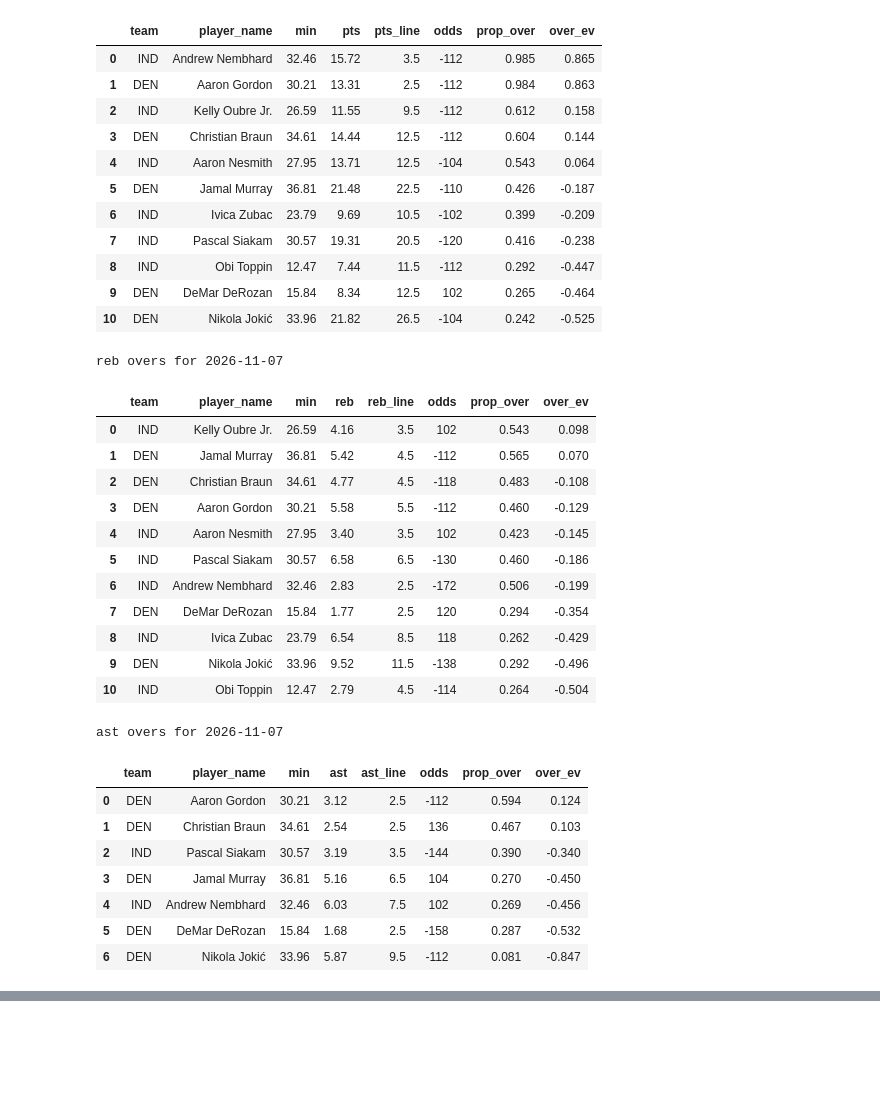
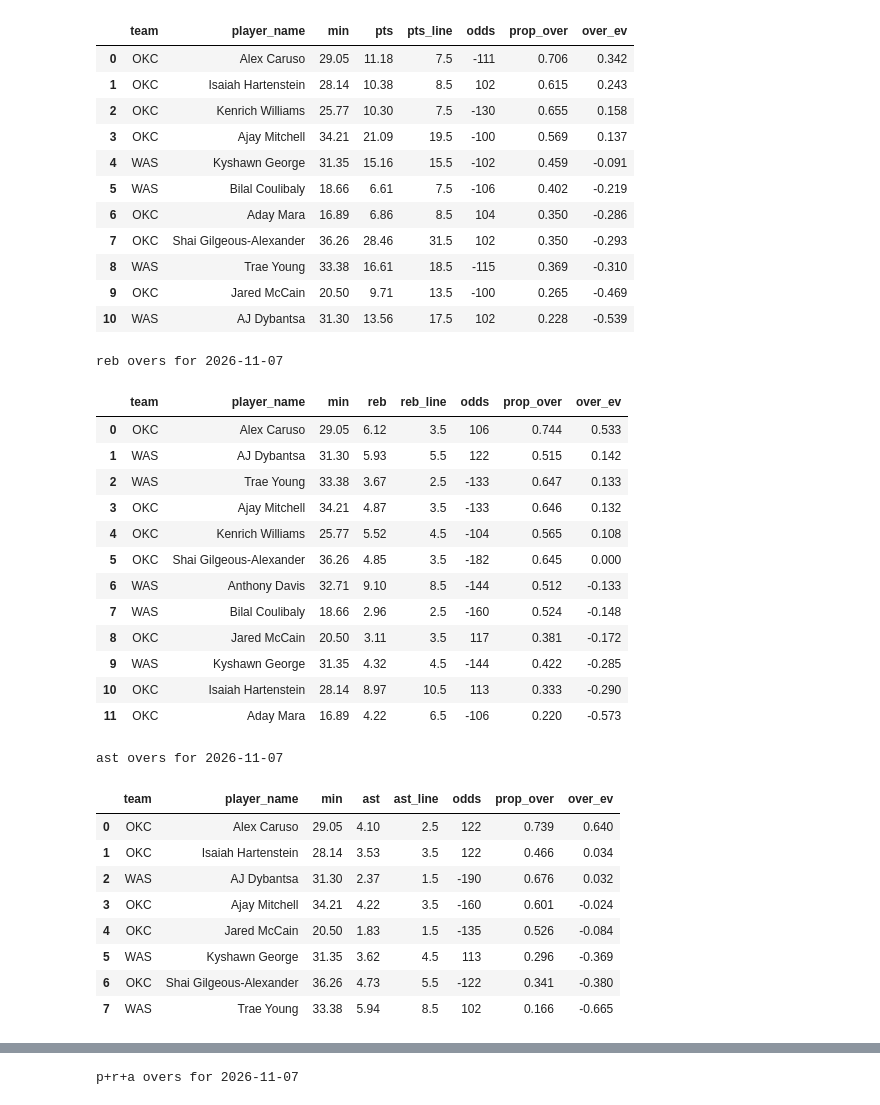
Before and after one commit to spon7ge/sports-quantitative-analysis, a Jupyter notebook: nba_game_simulator/notebooks/main.ipynb, the cells around one changed output, grey strips where cells are left out. Cells and saved outputs as stored; diff of their text form; code cells hidden in the pictures; blank space fills up the shorter version.

```diff
--- a/nba_game_simulator/notebooks/main.ipynb
+++ b/nba_game_simulator/notebooks/main.ipynb
@@ -75,7 +75,7 @@ from src.live.predict_points import lineups_on
 from src.pipeline.silver.rotowire import normalize_team_abbreviation
 from src.scrapers.arbitrage import canonical_team
 
-TEAM = "DEN"
+TEAM = "OKC"
 MODEL_PATH = REPO / "nba_game_simulator" / "game_env_model.json"
 # %%
 log_paths = sorted((REPO / "data" / "silver" / "nba").glob("*/regular_season/player_gamelogs.parquet"))
@@ -1045,7 +1047,7 @@ separate chances = (0.497, 0.477)
 # %%
-BOOK = "fanduel"
+BOOK = "novig"
 
-from game_boxscore import portfolio_risk, price_over
+from game_boxscore import portfolio_risk, price_over, stat_values
 from src.live.prop_markets import attach_roster, book_names, latest_prop_markets
 
 markets, market_audit = latest_prop_markets(REPO / "data" / "props", BOOK)
@@ -1081,7 +1083,7 @@ def stat_board(stat, label):
     for offer in offered.loc[offered["stat"].eq(stat)].itertuples(index=False):
         index = list(box.teams[offer.side].player_ids).index(offer.player_id)
         minutes = box.teams[offer.side].stats["MIN"][:, index]
-        column = box.teams[offer.side].stats[stat][:, index]
+        column = stat_values(box, offer.side, stat)[:, index]
         priced = price_over(
             box,
             Prop(offer.side, offer.player_id, stat, float(offer.line)),
@@ -1121,7 +1123,16 @@ def stat_board(stat, label):
 
 
 ranked_rows = []
-for stat, label in (("PTS", "pts"), ("REB", "reb"), ("AST", "ast"), ("STL", "stl"), ("BLK", "blk")):
+for stat, label in (
+    ("PTS", "pts"),
+    ("REB", "reb"),
+    ("AST", "ast"),
+    ("STL", "stl"),
+    ("BLK", "blk"),
+    ("PA", "p+a"),
+    ("PRA", "p+r+a"),
+    ("RA", "r+a"),
+):
     board, ranked = stat_board(stat, label)
     if not ranked.empty:
         ranked_rows.append(ranked)
@@ -1165,36 +1176,38 @@ Layer 7 fanduel from fanduel_nba_2026-11-07_000332.json. Change BOOK to prizepic
 pts overs for 2026-11-07
 |  | team | player_name | min | pts | pts_line | odds | prop_over | over_ev |
-| 0 | IND | Andrew Nembhard | 32.46 | 15.72 | 3.5 | -112 | 0.985 | 0.865 |
-| 1 | DEN | Aaron Gordon | 30.21 | 13.31 | 2.5 | -112 | 0.984 | 0.863 |
-| 2 | IND | Kelly Oubre Jr. | 26.59 | 11.55 | 9.5 | -112 | 0.612 | 0.158 |
-| 3 | DEN | Christian Braun | 34.61 | 14.44 | 12.5 | -112 | 0.604 | 0.144 |
-| 4 | IND | Aaron Nesmith | 27.95 | 13.71 | 12.5 | -104 | 0.543 | 0.064 |
-| 5 | DEN | Jamal Murray | 36.81 | 21.48 | 22.5 | -110 | 0.426 | -0.187 |
-| 6 | IND | Ivica Zubac | 23.79 | 9.69 | 10.5 | -102 | 0.399 | -0.209 |
-| 7 | IND | Pascal Siakam | 30.57 | 19.31 | 20.5 | -120 | 0.416 | -0.238 |
-| 8 | IND | Obi Toppin | 12.47 | 7.44 | 11.5 | -112 | 0.292 | -0.447 |
-| 9 | DEN | DeMar DeRozan | 15.84 | 8.34 | 12.5 | 102 | 0.265 | -0.464 |
-| 10 | DEN | Nikola Jokić | 33.96 | 21.82 | 26.5 | -104 | 0.242 | -0.525 |
+| 0 | OKC | Alex Caruso | 29.05 | 11.18 | 7.5 | -111 | 0.706 | 0.342 |
+| 1 | OKC | Isaiah Hartenstein | 28.14 | 10.38 | 8.5 | 102 | 0.615 | 0.243 |
+| 2 | OKC | Kenrich Williams | 25.77 | 10.30 | 7.5 | -130 | 0.655 | 0.158 |
+| 3 | OKC | Ajay Mitchell | 34.21 | 21.09 | 19.5 | -100 | 0.569 | 0.137 |
+| 4 | WAS | Kyshawn George | 31.35 | 15.16 | 15.5 | -102 | 0.459 | -0.091 |
+| 5 | WAS | Bilal Coulibaly | 18.66 | 6.61 | 7.5 | -106 | 0.402 | -0.219 |
+| 6 | OKC | Aday Mara | 16.89 | 6.86 | 8.5 | 104 | 0.350 | -0.286 |
+| 7 | OKC | Shai Gilgeous-Alexander | 36.26 | 28.46 | 31.5 | 102 | 0.350 | -0.293 |
+| 8 | WAS | Trae Young | 33.38 | 16.61 | 18.5 | -115 | 0.369 | -0.310 |
+| 9 | OKC | Jared McCain | 20.50 | 9.71 | 13.5 | -100 | 0.265 | -0.469 |
+| 10 | WAS | AJ Dybantsa | 31.30 | 13.56 | 17.5 | 102 | 0.228 | -0.539 |
 reb overs for 2026-11-07
 |  | team | player_name | min | reb | reb_line | odds | prop_over | over_ev |
-| 0 | IND | Kelly Oubre Jr. | 26.59 | 4.16 | 3.5 | 102 | 0.543 | 0.098 |
-| 1 | DEN | Jamal Murray | 36.81 | 5.42 | 4.5 | -112 | 0.565 | 0.070 |
-| 2 | DEN | Christian Braun | 34.61 | 4.77 | 4.5 | -118 | 0.483 | -0.108 |
-| 3 | DEN | Aaron Gordon | 30.21 | 5.58 | 5.5 | -112 | 0.460 | -0.129 |
-| 4 | IND | Aaron Nesmith | 27.95 | 3.40 | 3.5 | 102 | 0.423 | -0.145 |
-| 5 | IND | Pascal Siakam | 30.57 | 6.58 | 6.5 | -130 | 0.460 | -0.186 |
-| 6 | IND | Andrew Nembhard | 32.46 | 2.83 | 2.5 | -172 | 0.506 | -0.199 |
-| 7 | DEN | DeMar DeRozan | 15.84 | 1.77 | 2.5 | 120 | 0.294 | -0.354 |
-| 8 | IND | Ivica Zubac | 23.79 | 6.54 | 8.5 | 118 | 0.262 | -0.429 |
-| 9 | DEN | Nikola Jokić | 33.96 | 9.52 | 11.5 | -138 | 0.292 | -0.496 |
-| 10 | IND | Obi Toppin | 12.47 | 2.79 | 4.5 | -114 | 0.264 | -0.504 |
+| 0 | OKC | Alex Caruso | 29.05 | 6.12 | 3.5 | 106 | 0.744 | 0.533 |
+| 1 | WAS | AJ Dybantsa | 31.30 | 5.93 | 5.5 | 122 | 0.515 | 0.142 |
+| 2 | WAS | Trae Young | 33.38 | 3.67 | 2.5 | -133 | 0.647 | 0.133 |
+| 3 | OKC | Ajay Mitchell | 34.21 | 4.87 | 3.5 | -133 | 0.646 | 0.132 |
+| 4 | OKC | Kenrich Williams | 25.77 | 5.52 | 4.5 | -104 | 0.565 | 0.108 |
+| 5 | OKC | Shai Gilgeous-Alexander | 36.26 | 4.85 | 3.5 | -182 | 0.645 | 0.000 |
+| 6 | WAS | Anthony Davis | 32.71 | 9.10 | 8.5 | -144 | 0.512 | -0.133 |
+| 7 | WAS | Bilal Coulibaly | 18.66 | 2.96 | 2.5 | -160 | 0.524 | -0.148 |
+| 8 | OKC | Jared McCain | 20.50 | 3.11 | 3.5 | 117 | 0.381 | -0.172 |
+| 9 | WAS | Kyshawn George | 31.35 | 4.32 | 4.5 | -144 | 0.422 | -0.285 |
+| 10 | OKC | Isaiah Hartenstein | 28.14 | 8.97 | 10.5 | 113 | 0.333 | -0.290 |
+| 11 | OKC | Aday Mara | 16.89 | 4.22 | 6.5 | -106 | 0.220 | -0.573 |
 ast overs for 2026-11-07
 |  | team | player_name | min | ast | ast_line | odds | prop_over | over_ev |
-| 0 | DEN | Aaron Gordon | 30.21 | 3.12 | 2.5 | -112 | 0.594 | 0.124 |
-| 1 | DEN | Christian Braun | 34.61 | 2.54 | 2.5 | 136 | 0.467 | 0.103 |
-| 2 | IND | Pascal Siakam | 30.57 | 3.19 | 3.5 | -144 | 0.390 | -0.340 |
-| 3 | DEN | Jamal Murray | 36.81 | 5.16 | 6.5 | 104 | 0.270 | -0.450 |
-| 4 | IND | Andrew Nembhard | 32.46 | 6.03 | 7.5 | 102 | 0.269 | -0.456 |
-| 5 | DEN | DeMar DeRozan | 15.84 | 1.68 | 2.5 | -158 | 0.287 | -0.532 |
-| 6 | DEN | Nikola Jokić | 33.96 | 5.87 | 9.5 | -112 | 0.081 | -0.847 |
+| 0 | OKC | Alex Caruso | 29.05 | 4.10 | 2.5 | 122 | 0.739 | 0.640 |
+| 1 | OKC | Isaiah Hartenstein | 28.14 | 3.53 | 3.5 | 122 | 0.466 | 0.034 |
+| 2 | WAS | AJ Dybantsa | 31.30 | 2.37 | 1.5 | -190 | 0.676 | 0.032 |
+| 3 | OKC | Ajay Mitchell | 34.21 | 4.22 | 3.5 | -160 | 0.601 | -0.024 |
+| 4 | OKC | Jared McCain | 20.50 | 1.83 | 1.5 | -135 | 0.526 | -0.084 |
+| 5 | WAS | Kyshawn George | 31.35 | 3.62 | 4.5 | 113 | 0.296 | -0.369 |
+| 6 | OKC | Shai Gilgeous-Alexander | 36.26 | 4.73 | 5.5 | -122 | 0.341 | -0.380 |
+| 7 | WAS | Trae Young | 33.38 | 5.94 | 8.5 | 102 | 0.166 | -0.665 |
 stl overs for 2026-11-07
@@ -1211,0 +1230 @@ portfolio of these 5, $1 on each over. expected profit = 2.153; risk = 1.683; P(
+p+r+a overs for 2026-11-07
```
Also changed, not shown: parts of 10 cells of this notebook, 10 other files.
